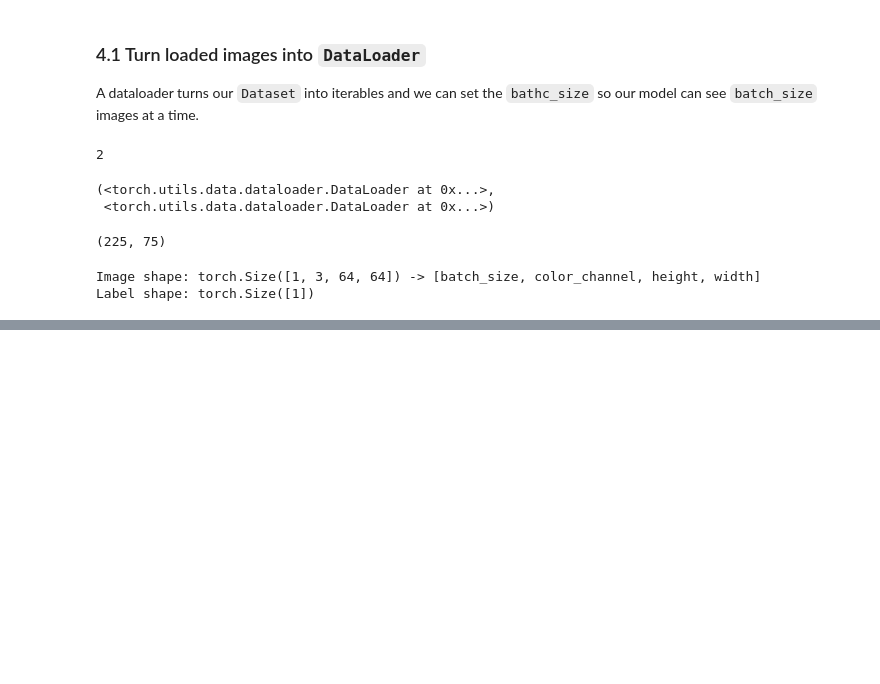
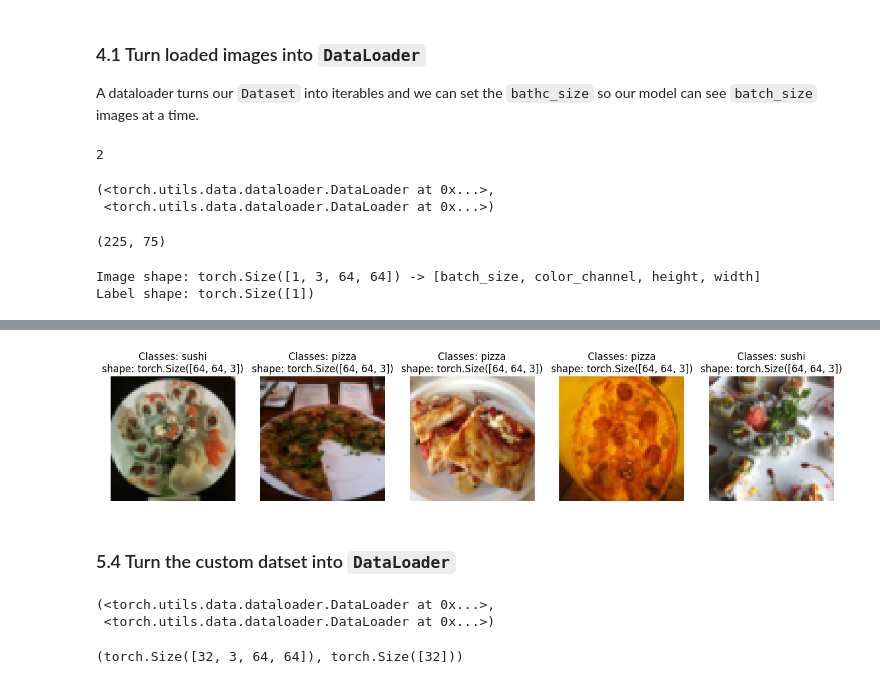
Before and after one commit to rishabh-bhattad/pytorch_walkthrough, a Jupyter notebook: 04_pytorch_custom_dataset.ipynb, the cells around one changed output, grey strips where cells are left out. Cells and saved outputs as stored; diff of their text form; code cells hidden in the pictures; blank space fills up the shorter version.

```diff
--- a/04_pytorch_custom_dataset.ipynb
+++ b/04_pytorch_custom_dataset.ipynb
@@ -343,0 +544,33 @@ Label shape: torch.Size([1])
+# %%
+# Display random images from ImagesFolderCustom dataset
+display_random_images(train_data_custom,
+                      class_names,
+                      n=5,
+                      seed=None)
+# %% [output]
+[figure, added]
+# %% [markdown]
+### 5.4 Turn the custom datset into `DataLoader`
+# %%
+from torch.utils.data import DataLoader
+
+BATCH_SIZE = 32
+train_dataloader_custom = DataLoader(dataset=train_data_custom,
+                                     batch_size=BATCH_SIZE,
+                                     num_workers=0,
+                                     shuffle=True)
+
+test_dataloader_custom = DataLoader(dataset=test_data_custom,
+                                    batch_size=BATCH_SIZE,
+                                    num_workers=0)
+
+train_dataloader_custom, test_dataloader_custom
+# %% [output]
+(<torch.utils.data.dataloader.DataLoader at 0x...>,
+ <torch.utils.data.dataloader.DataLoader at 0x...>)
+# %%
+# getting a single sample from custom dataloader
+img_custom, label_custom = next(iter(train_dataloader_custom))
+img_custom.shape, label_custom.shape
+# %% [output]
+(torch.Size([32, 3, 64, 64]), torch.Size([32]))
```
Also changed, not shown: parts of 19 cells of this notebook.
